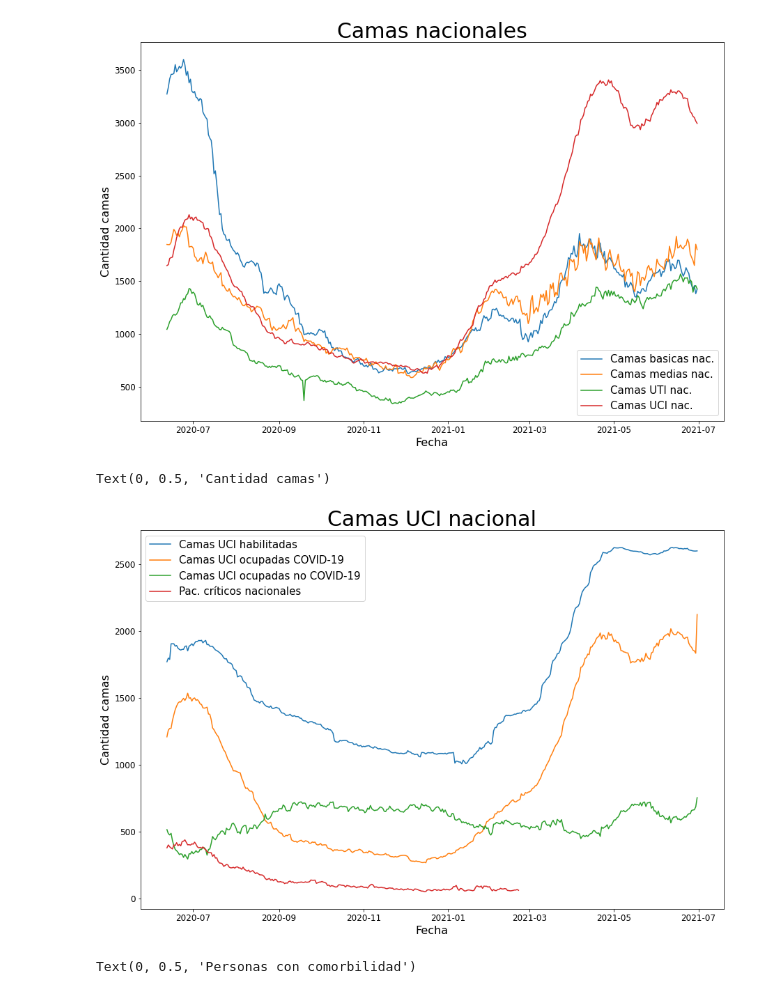
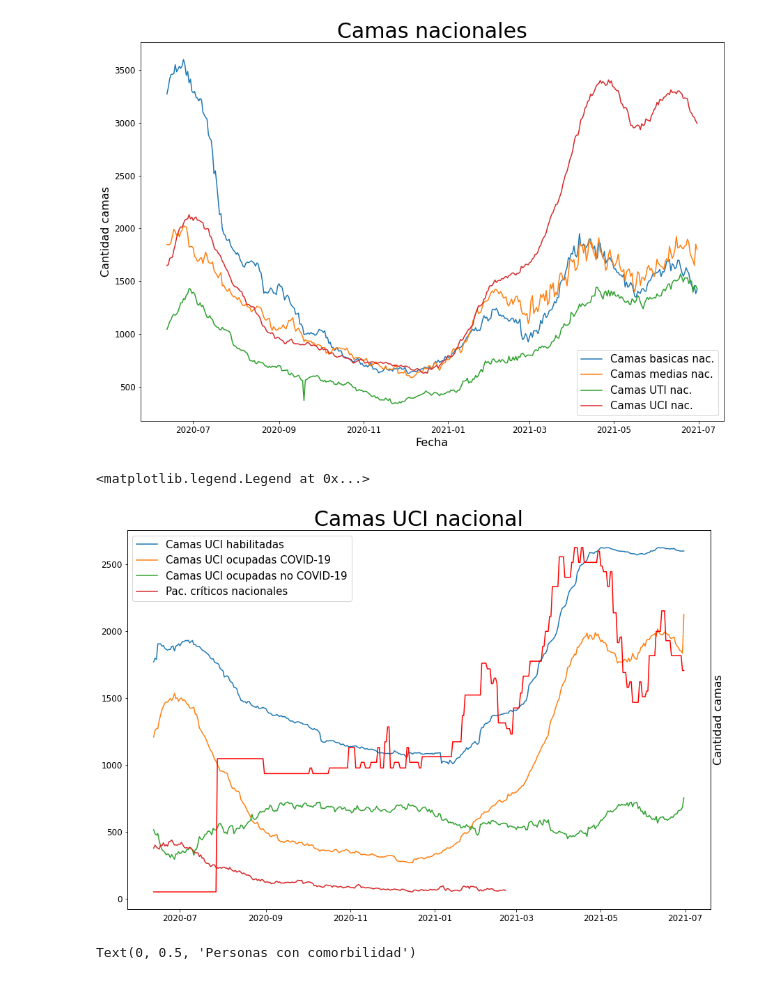
Before and after one commit to ncarf/prediction-uci, a Jupyter notebook: Prediction_UCI.ipynb, the cells around one changed output. Cells and saved outputs as stored; diff of their text form; code cells hidden in the pictures.

```diff
--- a/Prediction_UCI.ipynb
+++ b/Prediction_UCI.ipynb
@@ -245,3 +402,10 @@ paso_a_paso = pd.to_numeric(paso_a_paso.iloc[:,-1], downcast='float')
+# %%
+#ESTE
+paso_a_paso["Promedio nacional de encierro"] = paso_a_paso.mean(axis=1)
+#while(i<len(paso_a_paso)):
+# %%
+#ESTE
+paso_a_paso = paso_a_paso[["Promedio nacional de encierro"]]
 # %%
 # Ajuste de datos de vacunacion
 Vacunacion = Vacunacion[[0, 1, 2, 3]]
@@ -305,6 +461,13 @@ data = data.loc['2020-04-14':]
 data.index = pd.to_datetime(data.index)
 for col in data:
     data[col] = pd.to_numeric(data[col], errors='coerce')
+# %%
+#ESTE
+i=0
+while(i < len(data)):
+    if(data[["Promedio nacional de encierro"]].isnull().iloc[i,0]):
+        data["Promedio nacional de encierro"][i] = 0
+    i=i+1
 # %%
 #tmp_data = data[["Primera_V", "Segunda_V", "V_Unica"]].loc[data["Primera_V"].isnull()].replace(to_replace = np.nan, value = 0, inplace = True)
 #tmp_data.append(data[["Primera_V", "Segunda_V", "V_Unica"]].loc[not data["Primera_V"].isnull()])
@@ -416,8 +561,6 @@ data["Defunciones nacional"].rolling(24, min_periods=1,).median()
 data["Defunciones regional"].interpolate(method='linear', inplace=True)
 data["Casos activos region"].interpolate(method='spline', order=3, inplace=True)
 
-data["Paso a paso"].interpolate(method='backfill',inplace=True)
-
 #data["Pac. criticos nacional"].interpolate(method='time', inplace=True)
 #data["Hipertensión arterial"].interpolate(method='time', inplace=True)
 #data["Diabetes"].interpolate(method='time', inplace=True)
@@ -527,16 +670,21 @@ plt.ylabel("Cantidad camas", fontsize=16)
 Text(0, 0.5, 'Cantidad camas')
 [figure]
 # %%
+#ESTE
 fig, ax2 = plt.subplots(1, 1)
-ax2.plot(data.iloc[:,[15,16,17,23]])
-ax2.legend(('Camas UCI habilitadas',
-       'Camas UCI ocupadas COVID-19', 'Camas UCI ocupadas no COVID-19', 'Pac. críticos nacionales'), fontsize=15)
+plot = ax2.plot(data.iloc[:,[15,16,17,23]])
+ax5 = ax2.twinx()
+pasos_plot = ax5.plot(data.iloc[:,26], color="red")
+ax5.set_yticks([1])
+plt.ylabel("Paso a paso (% de encierro)", fontsize=16)
+plot = plot + pasos_plot
 plt.title("Camas UCI nacional", fontsize=30)
 plt.xlabel("Fecha", fontsize=16)
 plt.ylabel("Cantidad camas", fontsize=16)
+ax2.legend(('Camas UCI habilitadas', 'Camas UCI ocupadas COVID-19', 'Camas UCI ocupadas no COVID-19', 'Pac. críticos nacionales', 'Porcentaje de encierro'), fontsize=15)
 # %% [output]
-Text(0, 0.5, 'Cantidad camas')
+<matplotlib.legend.Legend at 0x...>
-[figure, old version]
+[figure, new version]
 # %%
 fig, ax3 = plt.subplots(1, 1)
 ax3.plot(data.iloc[:,[4,5,6,7,8,9,10,11,12,13,14]])
```
Also changed, not shown: parts of 72 cells of this notebook.
